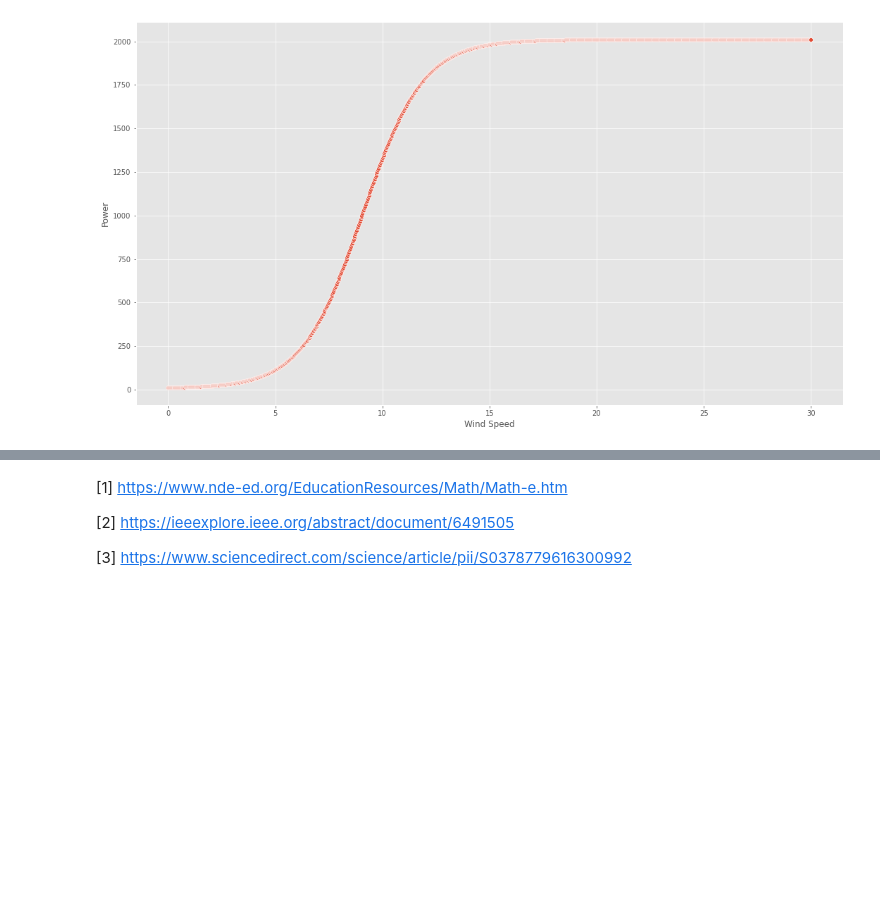
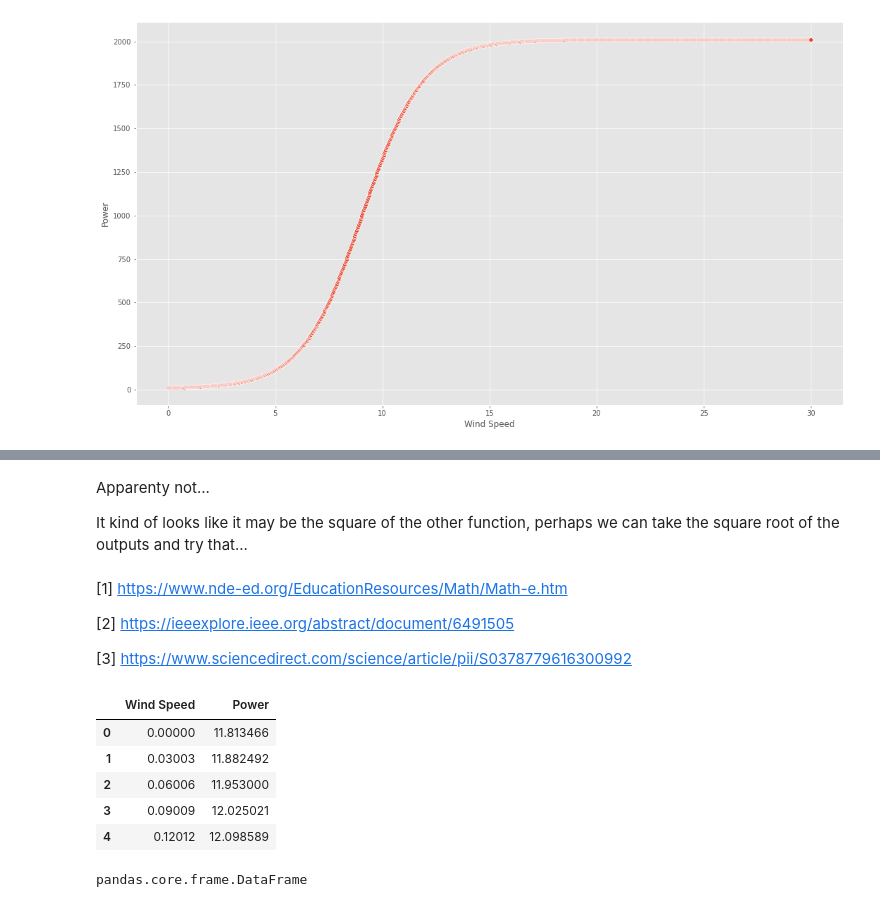
Before and after one commit to Crash-Bandicode/Project_FODA, a Jupyter notebook: Project_FODA.ipynb, the cells around one changed output, grey strips where cells are left out. Cells and saved outputs as stored; diff of their text form; code cells hidden in the pictures; blank space fills up the shorter version.

```diff
--- a/Project_FODA.ipynb
+++ b/Project_FODA.ipynb
@@ -176,3 +231,7 @@ sns.scatterplot(data=dfx, x='Wind Speed', y='Power');
+# %% [markdown]
+Apparenty not...
+
+It kind of looks like it may be the square of the other function, perhaps we can take the square root of the outputs and try that...
 # %% [markdown]
 [1] https://www.nde-ed.org/EducationResources/Math/Math-e.htm
 
@@ -181,0 +247,13 @@ sns.scatterplot(data=dfx, x='Wind Speed', y='Power');
+# %%
+dfx.head()
+# %% [output]
+|  | Wind Speed | Power |
+| 0 | 0.00000 | 11.813466 |
+| 1 | 0.03003 | 11.882492 |
+| 2 | 0.06006 | 11.953000 |
+| 3 | 0.09009 | 12.025021 |
+| 4 | 0.12012 | 12.098589 |
+# %%
+type(dfx)
+# %% [output]
+pandas.core.frame.DataFrame
```
Also changed, not shown: parts of 17 cells of this notebook.
